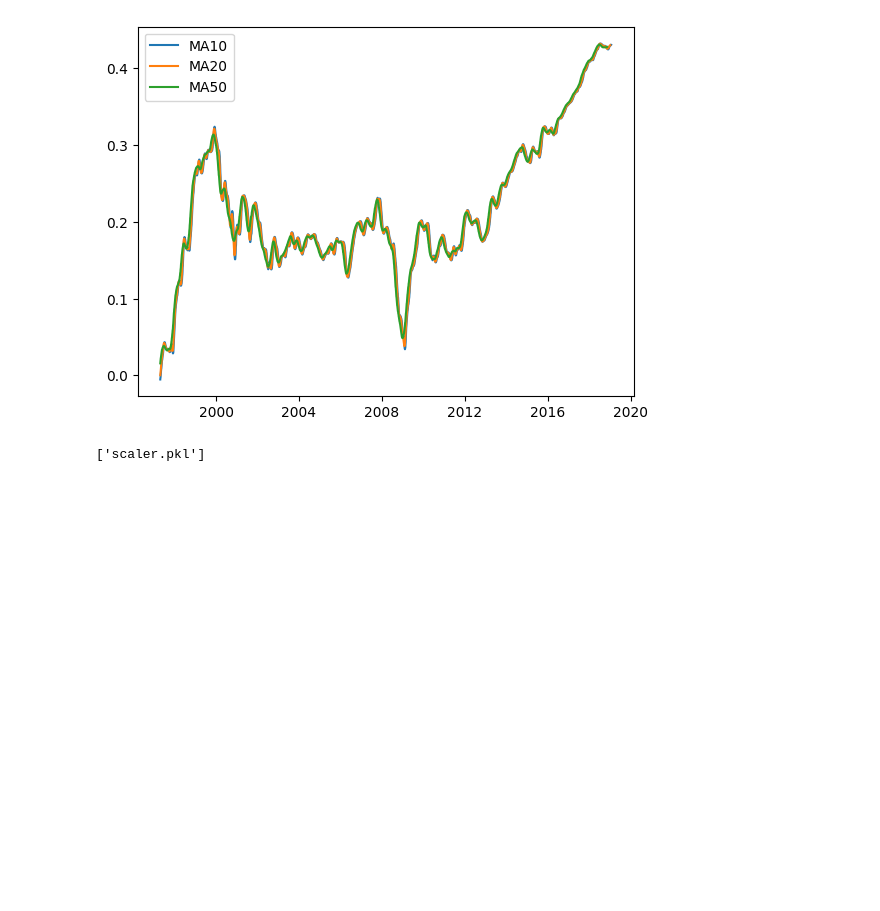
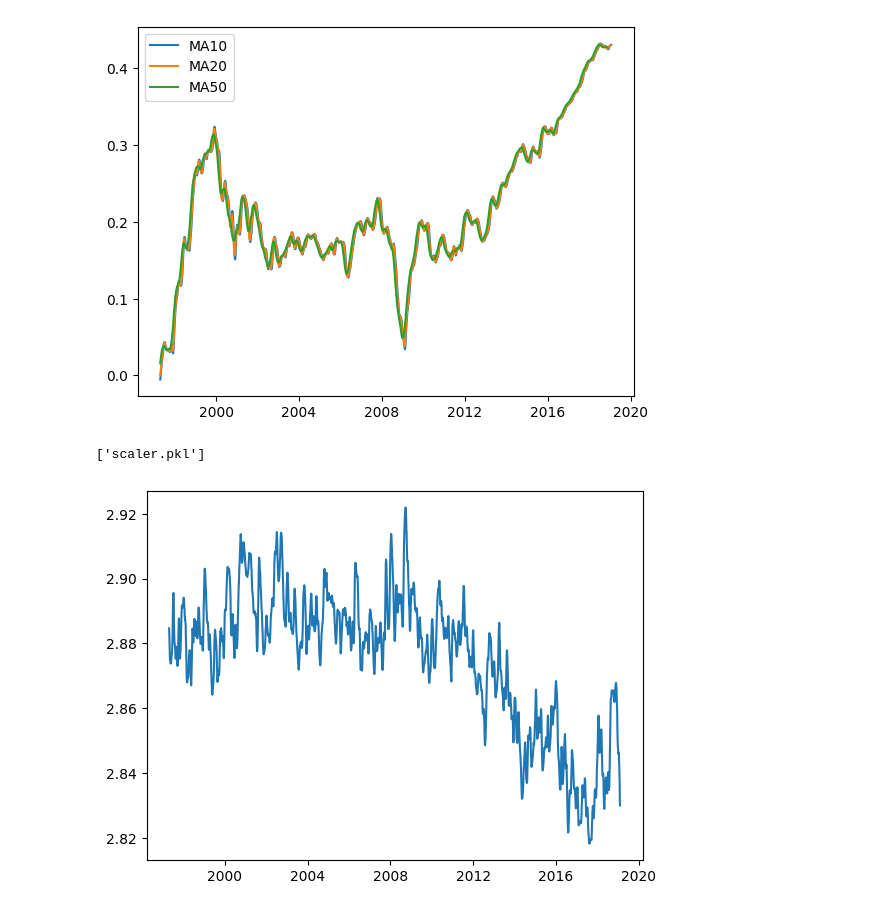
Before and after one commit to Mfundo-debug/Microsoft-stocks, a Jupyter notebook: EDA.ipynb, the cells around one changed output. Drawn from its saved outputs; the diff is of its cells as text; code cells hidden in the pictures; blank space fills up the shorter version.

Commit message:
Added volume

```diff
--- a/EDA.ipynb
+++ b/EDA.ipynb
@@ -464,3 +464,9 @@ joblib.dump(lr, 'lr_model.pkl')
 joblib.dump(sc, 'scaler.pkl')
 # %% [output]
 ['scaler.pkl']
+# %%
+#plot volume interms of date
+plt.plot(data['Date'], data['Volume'])
+plt.show()
+# %% [output]
+[figure, added]
```
